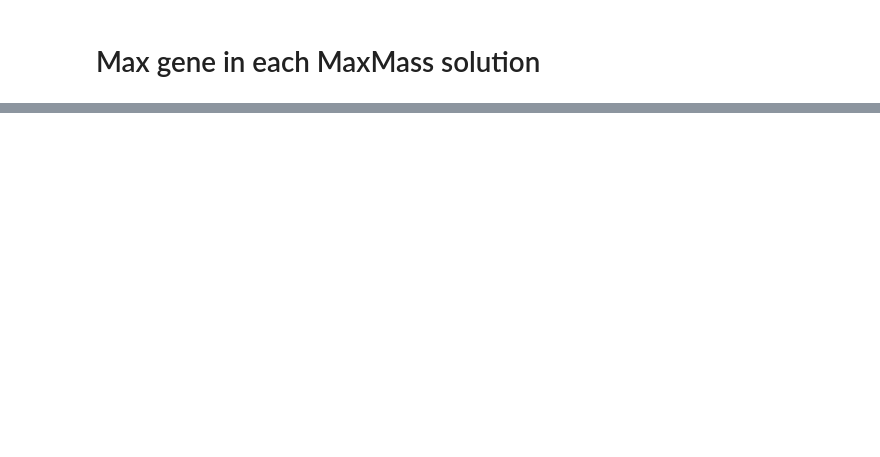
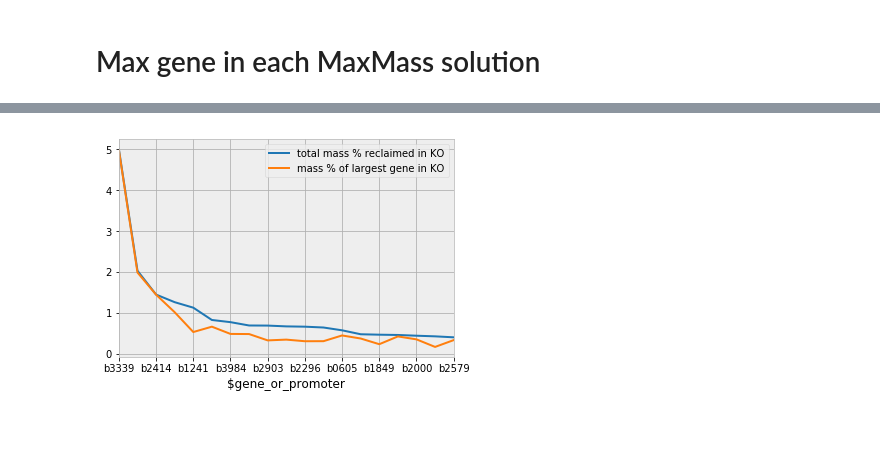
Before and after one commit to djinnome/MaxMass, a Jupyter notebook: src/Add Abundance to induced vs uninduced dataset.ipynb, the cells around one changed output, grey strips where cells are left out. Saved outputs shown, nothing was run; the diff lists cells and outputs as text; code cells hidden in the pictures; blank space fills up the shorter version.

```diff
--- a/src/Add Abundance to induced vs uninduced dataset.ipynb
+++ b/src/Add Abundance to induced vs uninduced dataset.ipynb
@@ -376,0 +316,5 @@ genome_max['W3110_control']
+# %%
+genome_max2 = genome_max['W3110_control'].copy()
+# %%
+genome_max2[r'mass % of largest gene in KO'] = genome_max2['W3110_control']*100
+genome_max2[r'total mass % reclaimed in KO'] = genome_max2['mass reclaimed $(fg/cell)$']*100
@@ -376,0 +363,13 @@ genome_max['W3110_control']
+# %%
+%matplotlib inline
+import matplotlib.pyplot as plt
+import plotnine as p9
+dir(p9)
+ridx = [idx for idx in reversed(genome_max2.index)]
+from plotnine import (aes, ggplot, geom_line, geom_point)
+
+genome_max2.loc[ridx,[r'total mass % reclaimed in KO',
+       r'mass % of largest gene in KO']].plot()
+plt.savefig('total_and_max_gene_mass_reclaimed_per_KO.pdf')
+# %% [output]
+[figure, added]
```
Also changed, not shown: parts of 6 cells of this notebook, 37 other files.
